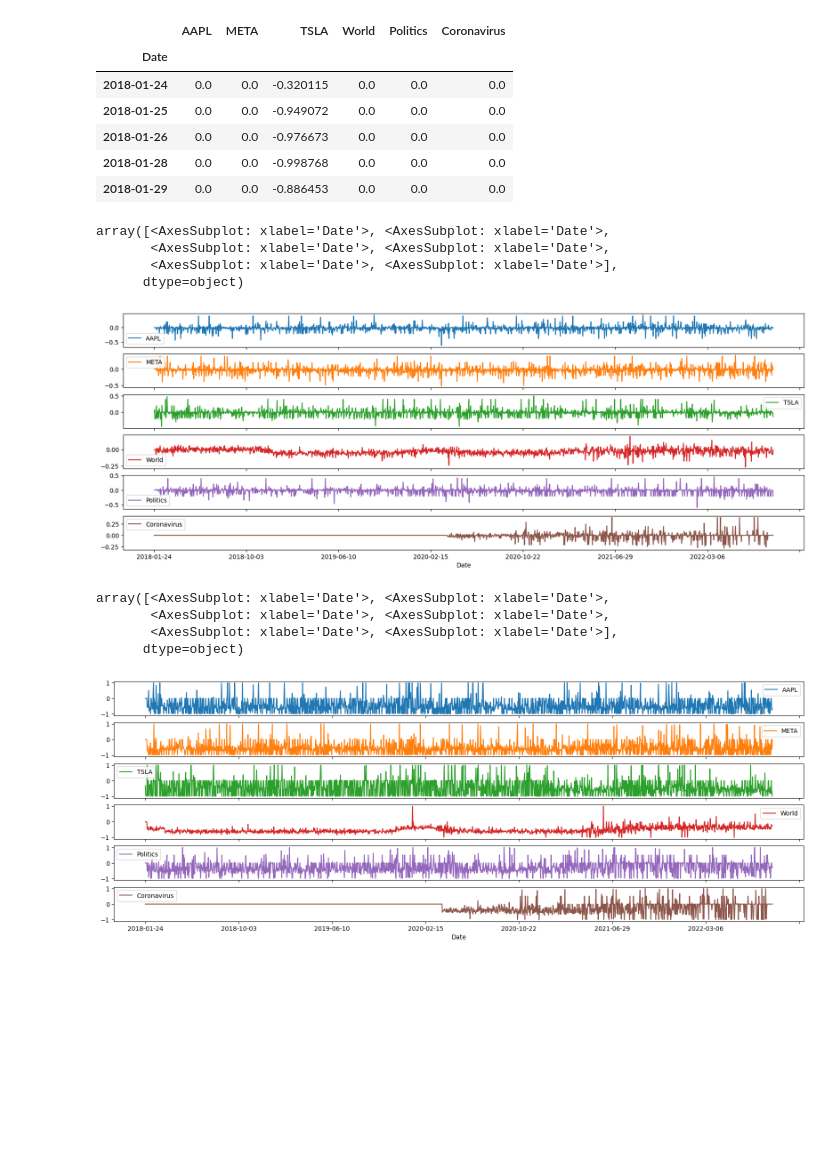
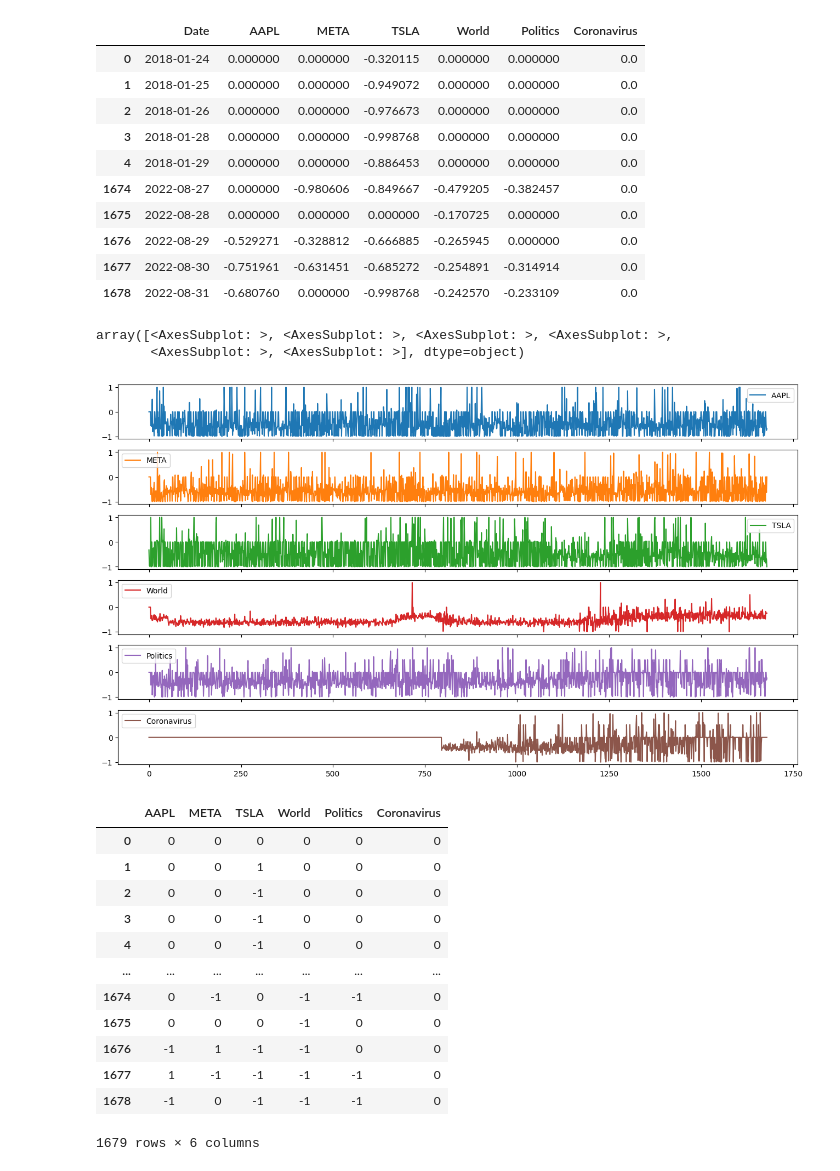
Before and after one commit to eltontay/Stock-Returns-Prediction-ML-Textual-Analysis, a Jupyter notebook: Data-Analysis/Text-Analysis.ipynb, the cells around one changed output. Cells and saved outputs as stored; diff of their text form; code cells hidden in the pictures; blank space fills up the shorter version.

```diff
--- a/Data-Analysis/Text-Analysis.ipynb
+++ b/Data-Analysis/Text-Analysis.ipynb
@@ -17,28 +27,51 @@ vader_all.head()
 # %%
-flair_all= pd.read_csv('../Data-Processed/all_flair.csv', index_col=0)
+flair_all= pd.read_csv('../Data-Processed/all_flair.csv')
 flair_all = flair_all.replace(np.nan,0)
-flair_all.head()
+flair_all.head(5).append(flair_all.tail(5))
 # %% [output]
-|  | AAPL | META | TSLA | World | Politics | Coronavirus |
-| Date |  |  |  |  |  |  |
-| 2018-01-24 | 0.0 | 0.0 | -0.320115 | 0.0 | 0.0 | 0.0 |
-| 2018-01-25 | 0.0 | 0.0 | -0.949072 | 0.0 | 0.0 | 0.0 |
-| 2018-01-26 | 0.0 | 0.0 | -0.976673 | 0.0 | 0.0 | 0.0 |
-| 2018-01-28 | 0.0 | 0.0 | -0.998768 | 0.0 | 0.0 | 0.0 |
-| 2018-01-29 | 0.0 | 0.0 | -0.886453 | 0.0 | 0.0 | 0.0 |
+|  | Date | AAPL | META | TSLA | World | Politics | Coronavirus |
+| 0 | 2018-01-24 | 0.000000 | 0.000000 | -0.320115 | 0.000000 | 0.000000 | 0.0 |
+| 1 | 2018-01-25 | 0.000000 | 0.000000 | -0.949072 | 0.000000 | 0.000000 | 0.0 |
+| 2 | 2018-01-26 | 0.000000 | 0.000000 | -0.976673 | 0.000000 | 0.000000 | 0.0 |
+| 3 | 2018-01-28 | 0.000000 | 0.000000 | -0.998768 | 0.000000 | 0.000000 | 0.0 |
+| 4 | 2018-01-29 | 0.000000 | 0.000000 | -0.886453 | 0.000000 | 0.000000 | 0.0 |
+| 1674 | 2022-08-27 | 0.000000 | -0.980606 | -0.849667 | -0.479205 | -0.382457 | 0.0 |
+| 1675 | 2022-08-28 | 0.000000 | 0.000000 | 0.000000 | -0.170725 | 0.000000 | 0.0 |
+| 1676 | 2022-08-29 | -0.529271 | -0.328812 | -0.666885 | -0.265945 | 0.000000 | 0.0 |
+| 1677 | 2022-08-30 | -0.751961 | -0.631451 | -0.685272 | -0.254891 | -0.314914 | 0.0 |
+| 1678 | 2022-08-31 | -0.680760 | 0.000000 | -0.998768 | -0.242570 | -0.233109 | 0.0 |
 # %%
-vader_all.plot(figsize=(20,7),subplots=True)
+flair_all.plot(figsize=(16,9),subplots=True)
 # %% [output]
-array([<AxesSubplot: xlabel='Date'>, <AxesSubplot: xlabel='Date'>,
-       <AxesSubplot: xlabel='Date'>, <AxesSubplot: xlabel='Date'>,
-       <AxesSubplot: xlabel='Date'>, <AxesSubplot: xlabel='Date'>],
-      dtype=object)
+array([<AxesSubplot: >, <AxesSubplot: >, <AxesSubplot: >, <AxesSubplot: >,
+       <AxesSubplot: >, <AxesSubplot: >], dtype=object)
-[figure, old version]
+[figure, new version]
-# %%
-flair_all.plot(figsize=(20,7),subplots=True)
-# %% [output]
-array([<AxesSubplot: xlabel='Date'>, <AxesSubplot: xlabel='Date'>,
-       <AxesSubplot: xlabel='Date'>, <AxesSubplot: xlabel='Date'>,
-       <AxesSubplot: xlabel='Date'>, <AxesSubplot: xlabel='Date'>],
-      dtype=object)
-[figure, removed]
+# %%
+vader_all.loc[vader_all['AAPL'] > 0, 'AAPL'] = 1
+vader_all.loc[vader_all['AAPL'] < 0, 'AAPL'] = -1
+vader_all.loc[vader_all['META'] > 0, 'META'] = 1
+vader_all.loc[vader_all['META'] < 0, 'META'] = -1
+vader_all.loc[vader_all['TSLA'] > 0, 'TSLA'] = 1
+vader_all.loc[vader_all['TSLA'] < 0, 'TSLA'] = -1
+vader_all.loc[vader_all['World'] > 0, 'World'] = 1
+vader_all.loc[vader_all['World'] < 0, 'World'] = -1
+vader_all.loc[vader_all['Politics'] > 0, 'Politics'] = 1
+vader_all.loc[vader_all['Politics'] < 0, 'Politics'] = -1
+vader_all.loc[vader_all['Coronavirus'] > 0, 'Coronavirus'] = 1
+vader_all.loc[vader_all['Coronavirus'] < 0, 'Coronavirus'] = -1
+vader_all = vader_all.iloc[:,1:].astype(int)
+vader_all
+# %% [output]
+|  | AAPL | META | TSLA | World | Politics | Coronavirus |
+| 0 | 0 | 0 | 0 | 0 | 0 | 0 |
+| 1 | 0 | 0 | 1 | 0 | 0 | 0 |
+| 2 | 0 | 0 | -1 | 0 | 0 | 0 |
+| 3 | 0 | 0 | -1 | 0 | 0 | 0 |
+| 4 | 0 | 0 | -1 | 0 | 0 | 0 |
+| ... | ... | ... | ... | ... | ... | ... |
+| 1674 | 0 | -1 | 0 | -1 | -1 | 0 |
+| 1675 | 0 | 0 | 0 | -1 | 0 | 0 |
+| 1676 | -1 | 1 | -1 | -1 | 0 | 0 |
+| 1677 | 1 | -1 | -1 | -1 | -1 | 0 |
+| 1678 | -1 | 0 | -1 | -1 | -1 | 0 |
+1679 rows × 6 columns
```
Also changed, not shown: parts of 16 cells of this notebook.
